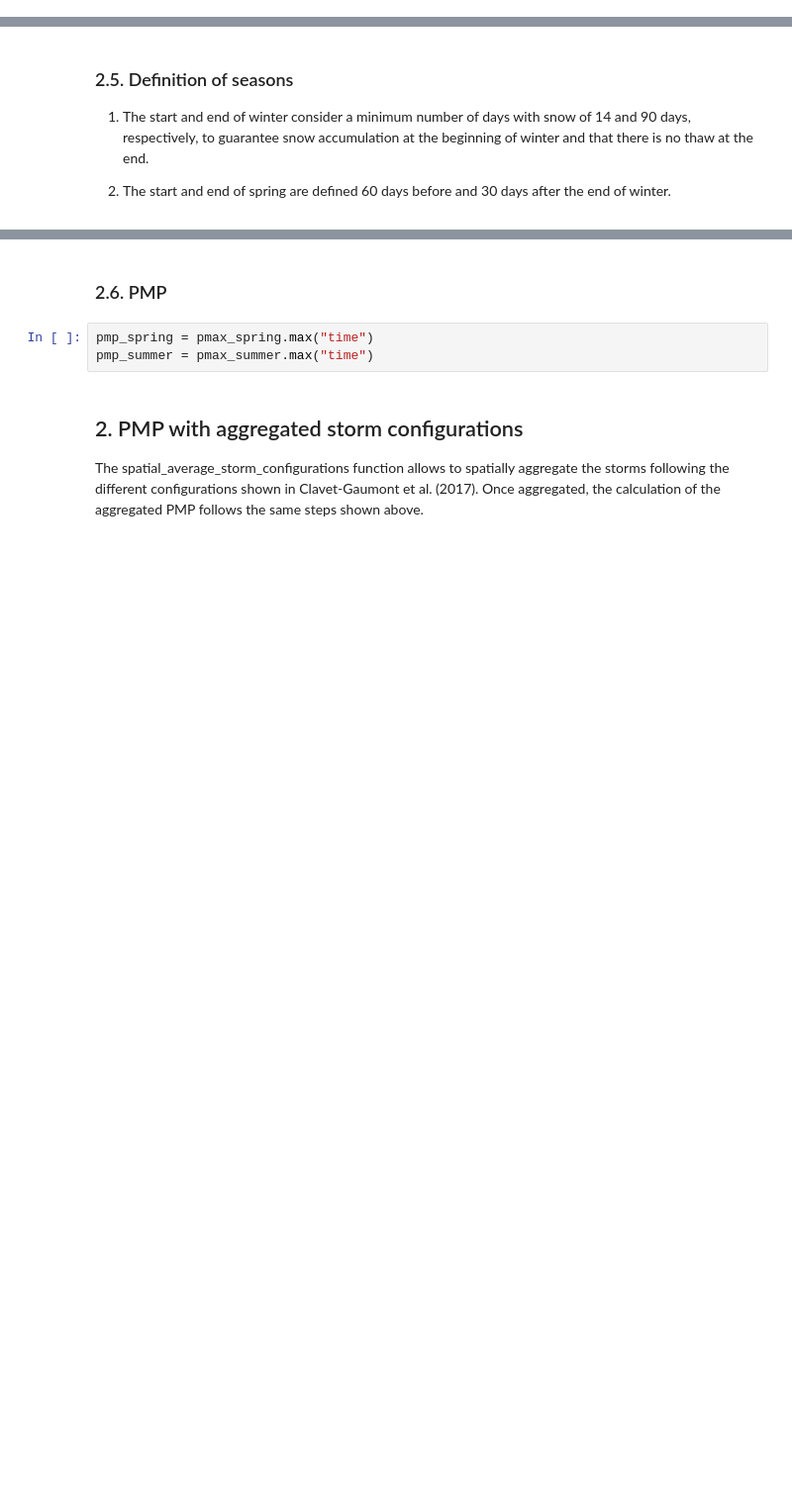
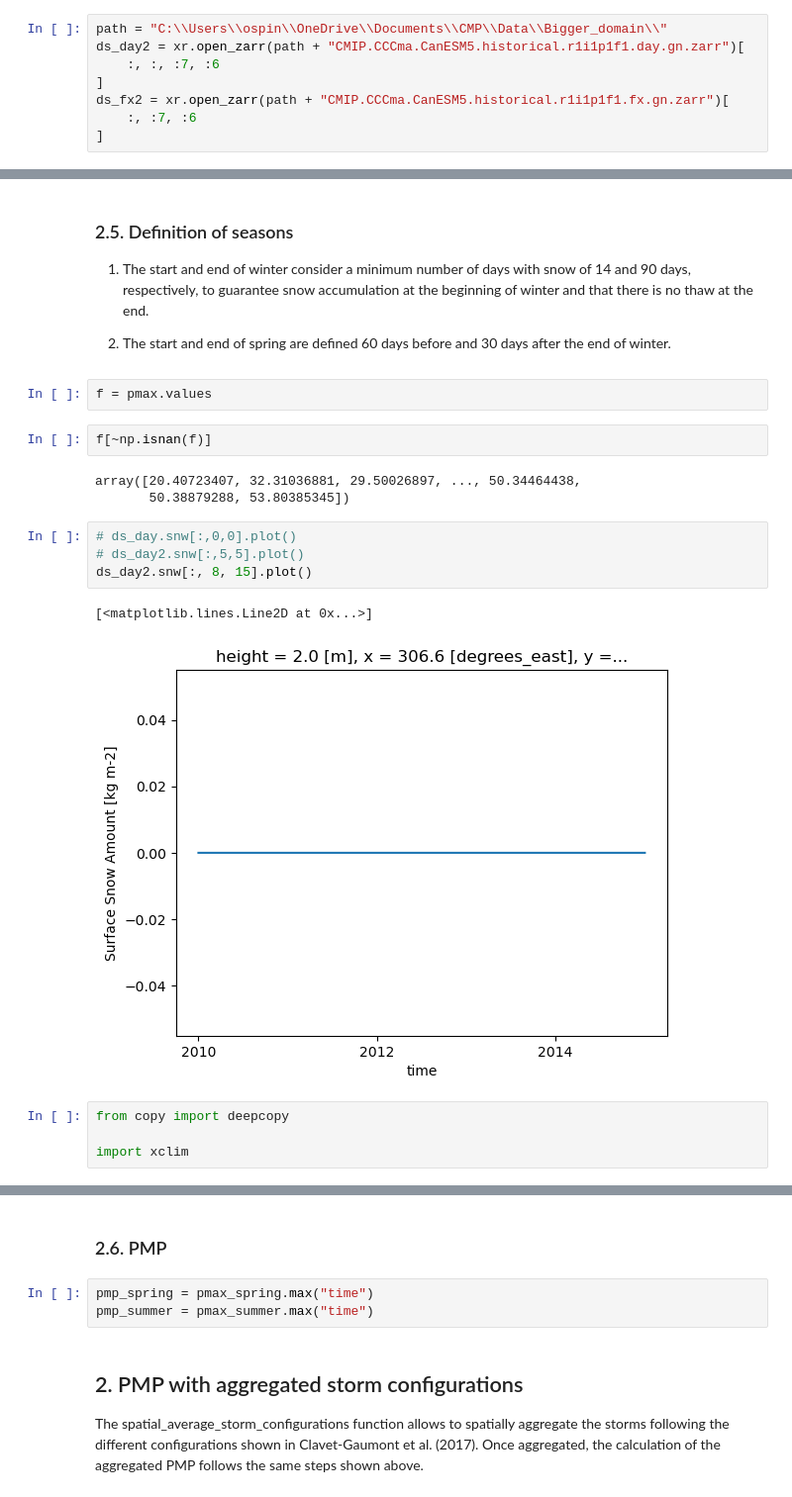
Before and after one commit to hydrologie/xhydro, a Jupyter notebook: docs/notebooks/pmp.ipynb, the cells around one changed output, grey strips where cells are left out. Shown at 99% size. Cells and saved outputs as stored; diff of their text form; blank space fills up the shorter version.

```diff
--- a/docs/notebooks/pmp.ipynb
+++ b/docs/notebooks/pmp.ipynb
@@ -62,3 +62,11 @@ ds_fx
 # %%
 ds_day = xr.open_zarr(path_day_zarr)
 ds_fx = xr.open_zarr(path_fx_zarr)
+# %%
+path = "C:\\Users\\ospin\\OneDrive\\Documents\\CMP\\Data\\Bigger_domain\\"
+ds_day2 = xr.open_zarr(path + "CMIP.CCCma.CanESM5.historical.r1i1p1f1.day.gn.zarr")[
+    :, :, :7, :6
+]
+ds_fx2 = xr.open_zarr(path + "CMIP.CCCma.CanESM5.historical.r1i1p1f1.fx.gn.zarr")[
+    :, :7, :6
+]
@@ -105,3 +154,21 @@ pmax = r * pe
 1) The start and end of winter consider a minimum number of days with snow of 14 and 90 days, respectively, to guarantee snow accumulation at the beginning of winter and that there is no thaw at the end.
 
 2) The start and end of spring are defined 60 days before and 30 days after the end of winter.
+# %%
+f = pmax.values
+# %%
+f[~np.isnan(f)]
+# %% [output]
+array([20.40723407, 32.31036881, 29.50026897, ..., 50.34464438,
+       50.38879288, 53.80385345])
+# %%
+# ds_day.snw[:,0,0].plot()
+# ds_day2.snw[:,5,5].plot()
+ds_day2.snw[:, 8, 15].plot()
+# %% [output]
+[<matplotlib.lines.Line2D at 0x...>]
+[figure, added]
+# %%
+from copy import deepcopy
+
+import xclim
```
Also changed, not shown: parts of 33 cells of this notebook, 2 other files.
